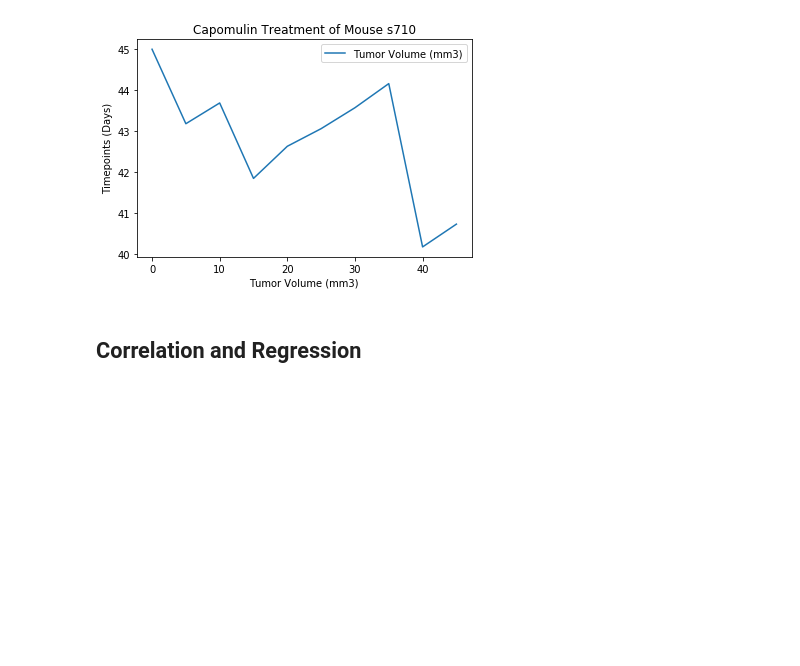
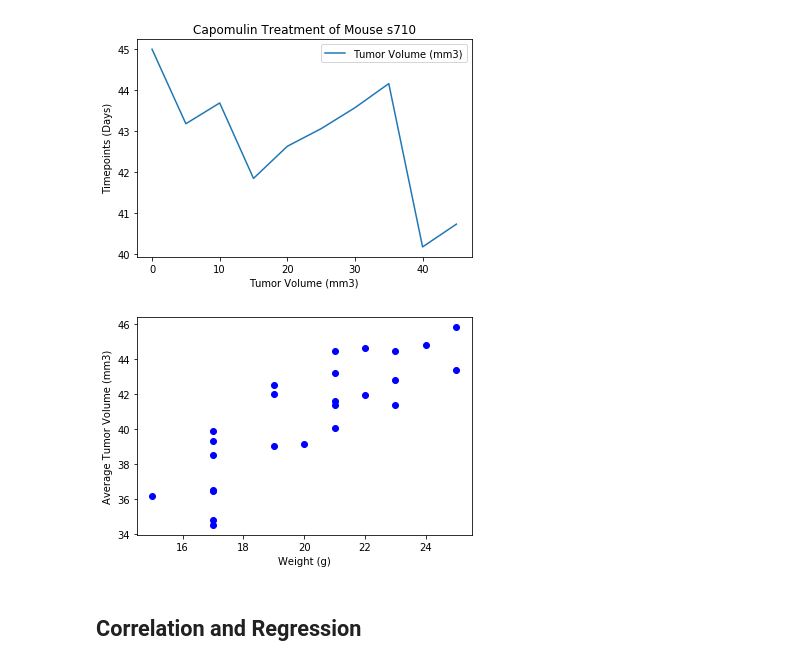
Before and after one commit to bay0624/Matplotlib-Challenge, a Jupyter notebook: pymaceuticals_starter.ipynb, the cells around one changed output. Cells and saved outputs as stored; diff of their text form; code cells hidden in the pictures; blank space fills up the shorter version.

Commit message:
Add scatter plot

```diff
--- a/pymaceuticals_starter.ipynb
+++ b/pymaceuticals_starter.ipynb
@@ -331,3 +328,20 @@ Please enter a Mouse ID: s710
+# %%
+# Generate a scatter plot of average tumor volume vs. mouse weight
+# for all mice in the Capomulin regimen
+# capo_mouse = is_capomulin_table["Mouse ID"].unique()
+
+grp_is_capomulin_table = is_capomulin_table.groupby(["Mouse ID", "Weight (g)"])["Tumor Volume (mm3)"].agg([np.mean])
+
+grp_is_capomulin_table1 = grp_is_capomulin_table.reset_index()
+mouse_weight = list(grp_is_capomulin_table1["Weight (g)"])
+avg_tumor_vol = list(grp_is_capomulin_table1["mean"])
+plt.scatter(mouse_weight, avg_tumor_vol, marker="o", facecolors="blue")
+
+plt.xlabel("Weight (g)")
+plt.ylabel("Average Tumor Volume (mm3)")
+plt.show()
+# %% [output]
+[figure, added]
 # %% [markdown]
 ## Correlation and Regression
 # %%
```
Also changed, not shown: parts of 1 cell of this notebook.
